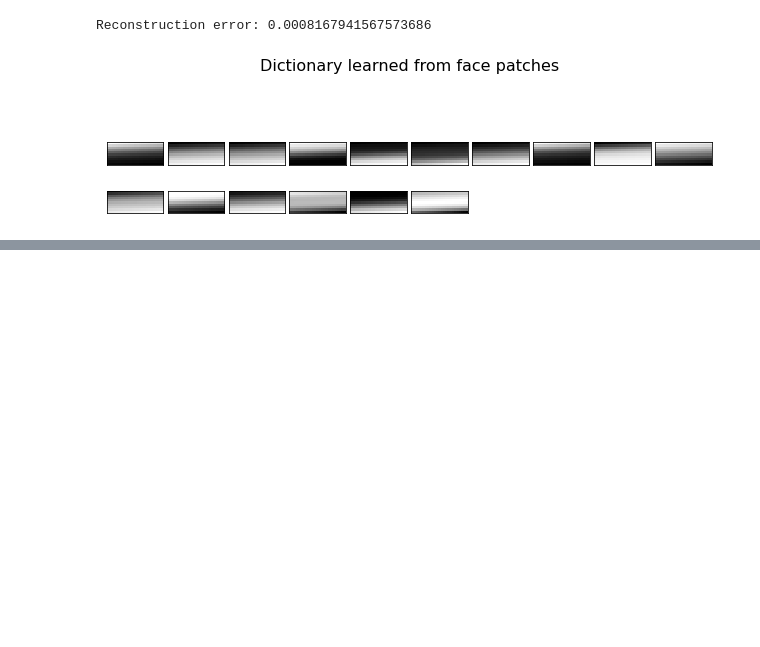
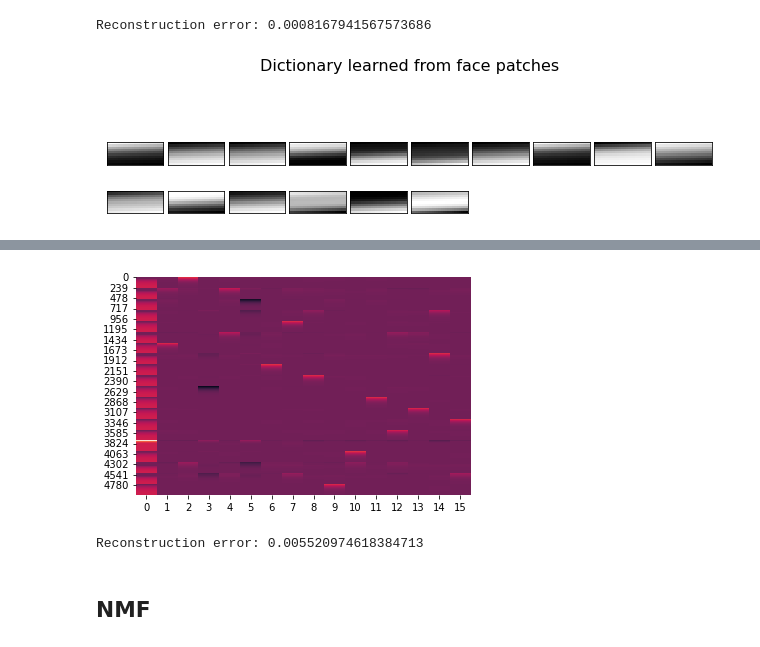
Before and after one commit to BryaneX455/reu2022, a Jupyter notebook: Kuramoto Model/UnsupervisedDL.ipynb, the cells around one changed output, grey strips where cells are left out. Saved outputs shown, nothing was run; the diff lists cells and outputs as text; code cells hidden in the pictures; blank space fills up the shorter version.

```diff
--- a/Kuramoto Model/UnsupervisedDL.ipynb
+++ b/Kuramoto Model/UnsupervisedDL.ipynb
@@ -299 +318,14 @@ array([[ 0.03533306,  0.03559524,  0.03585752, ...,  0.07701149,
+# %%
+import seaborn as sns
+sns.heatmap(X_t_transformed, cbar=False);
+# %% [output]
+[figure, added]
+# %%
+X_t_hat = X_t_transformed @ dict_learner.components_
+rec_error = np.mean(np.sum((X_t_hat - X) ** 2, axis=1) / np.sum(X ** 2, axis=1))
+print(f'Reconstruction error: {rec_error}')
+# %% [output]
+Reconstruction error: 0.005520974618384713
+# %% [markdown]
+## NMF
 # %%
```
Also changed, not shown: parts of 14 cells of this notebook, 2 other files.
